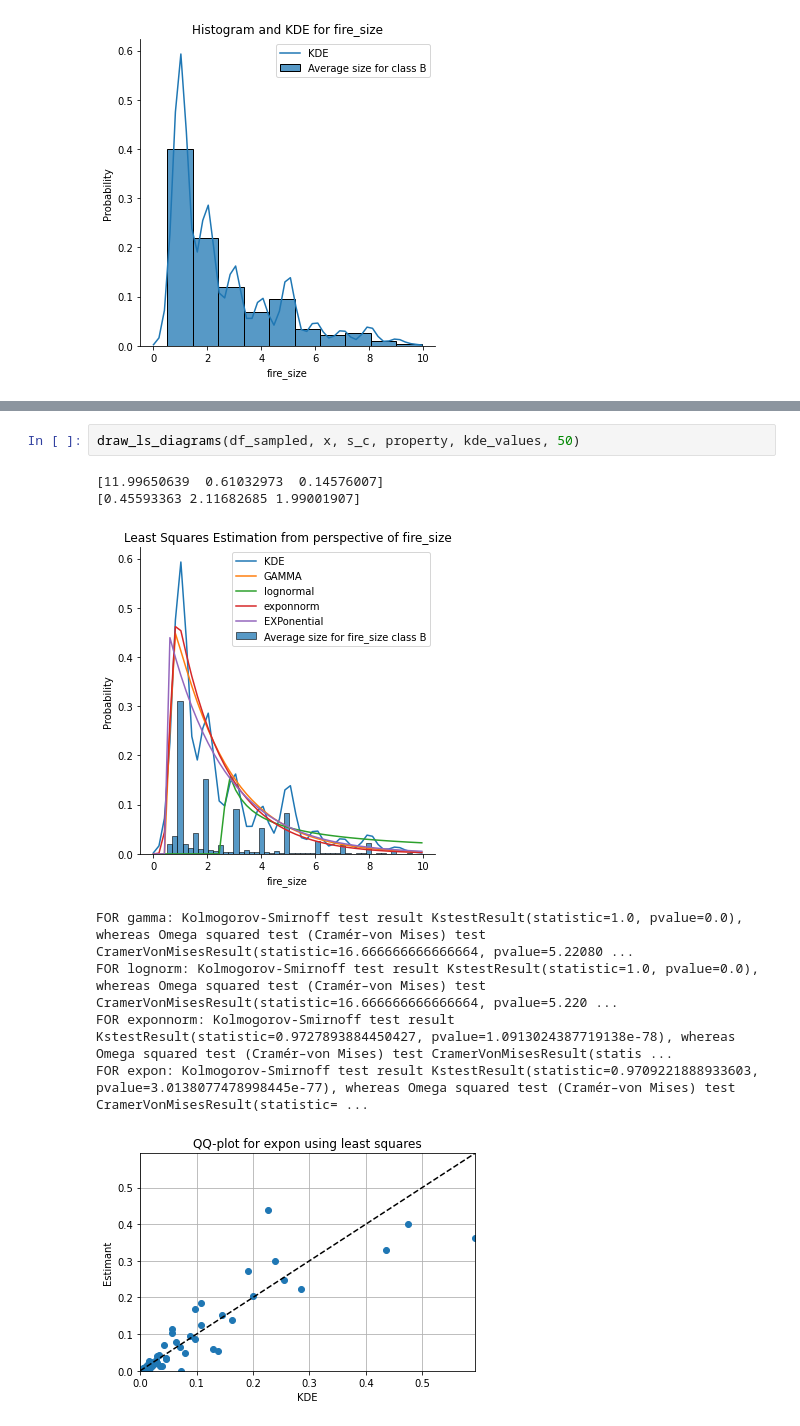
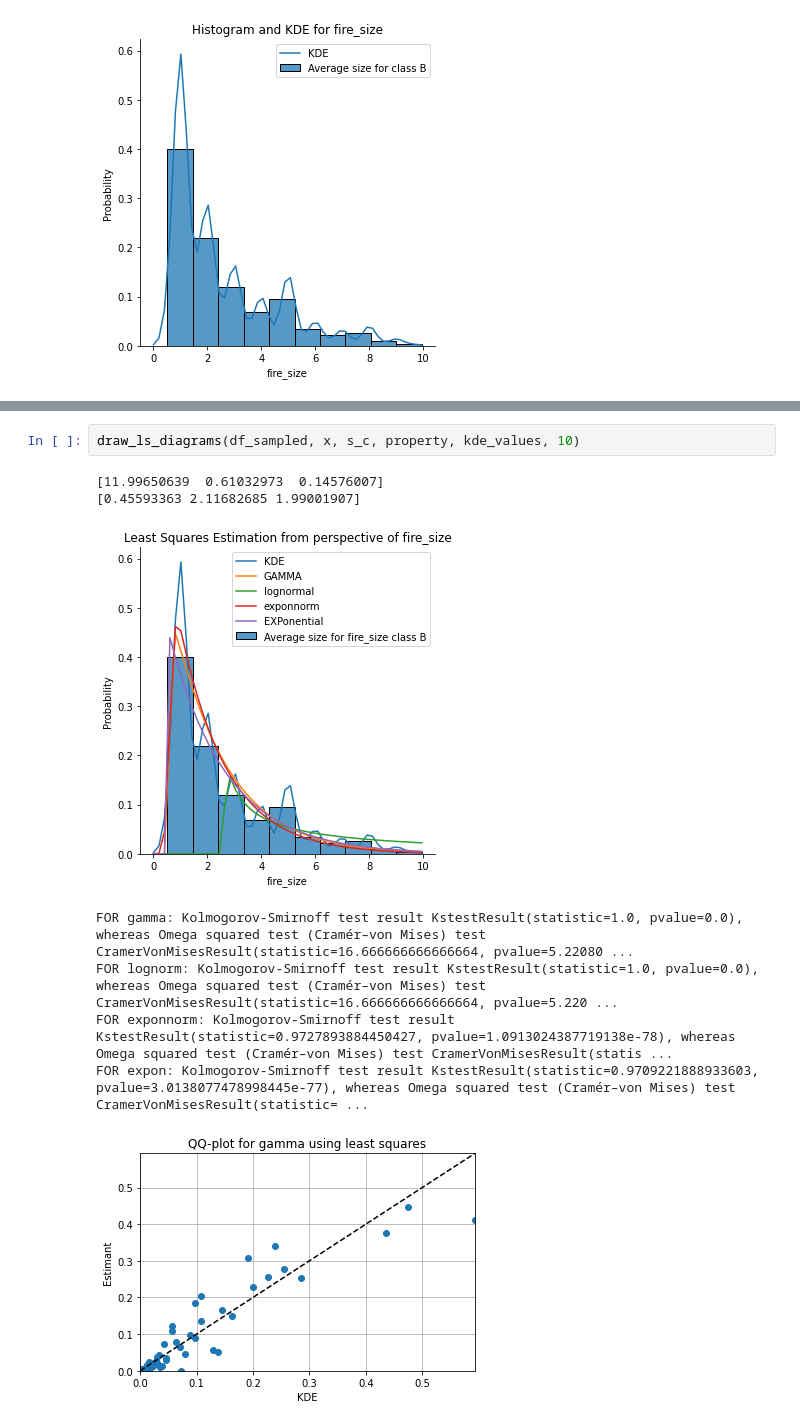
Before and after one commit to PatrykStronski/MultivariateAnalysis_Task1, a Jupyter notebook: fire_size_b.ipynb, the cells around one changed output, grey strips where cells are left out. Drawn from its saved outputs; the diff is of its cells as text.

```diff
--- a/fire_size_b.ipynb
+++ b/fire_size_b.ipynb
@@ -46,11 +46,11 @@ FOR expon: Kolmogorov-Smirnoff test result KstestResult(statistic=0.98, pvalue=2
 # %%
-draw_ls_diagrams(df_sampled, x, s_c, property, kde_values, 50)
+draw_ls_diagrams(df_sampled, x, s_c, property, kde_values, 10)
 # %% [output]
 [11.99650639  0.61032973  0.14576007]
 [0.45593363 2.11682685 1.99001907]
-[figure, old version]
+[figure, new version]
 FOR gamma: Kolmogorov-Smirnoff test result KstestResult(statistic=1.0, pvalue=0.0), whereas Omega squared test (Cramér–von Mises) test CramerVonMisesResult(statistic=16.666666666666664, pvalue=5.22080 ...
 FOR lognorm: Kolmogorov-Smirnoff test result KstestResult(statistic=1.0, pvalue=0.0), whereas Omega squared test (Cramér–von Mises) test CramerVonMisesResult(statistic=16.666666666666664, pvalue=5.220 ...
 FOR exponnorm: Kolmogorov-Smirnoff test result KstestResult(statistic=0.9727893884450427, pvalue=1.0913024387719138e-78), whereas Omega squared test (Cramér–von Mises) test CramerVonMisesResult(statis ...
 FOR expon: Kolmogorov-Smirnoff test result KstestResult(statistic=0.9709221888933603, pvalue=3.0138077478998445e-77), whereas Omega squared test (Cramér–von Mises) test CramerVonMisesResult(statistic= ...
-[figure, old version]
+[figure, new version]
```
Also changed, not shown: parts of 4 cells of this notebook, 33 other files.
